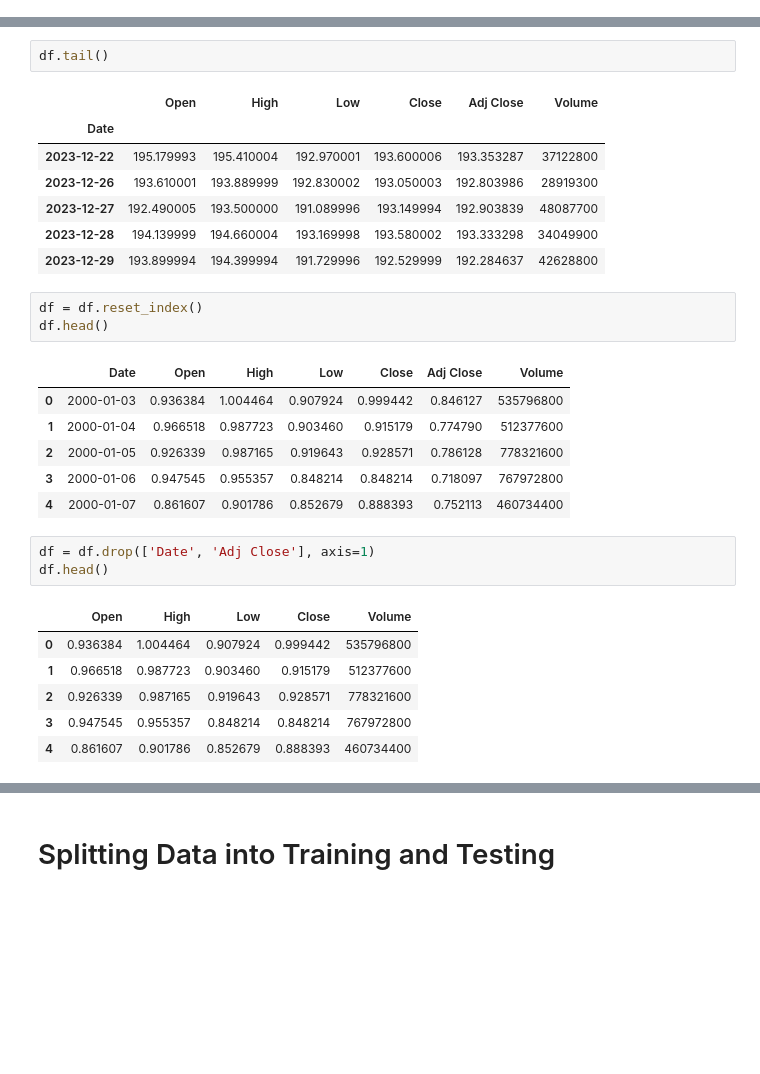
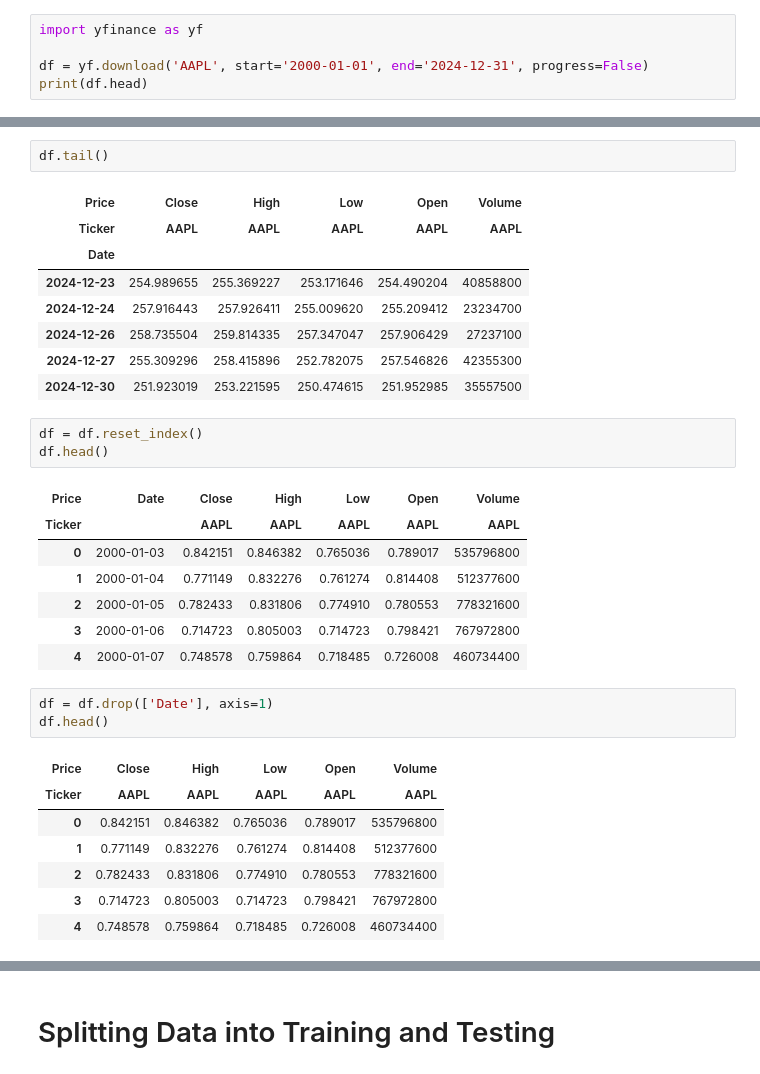
Before and after one commit to MohitM-G/Stock-Trend-Prediction, a Jupyter notebook: STP.ipynb, the cells around one changed output, grey strips where cells are left out. Cells and saved outputs as stored; diff of their text form; blank space fills up the shorter version.

```diff
--- a/STP.ipynb
+++ b/STP.ipynb
@@ -20,0 +7,5 @@ df.head()
+# %%
+import yfinance as yf
+
+df = yf.download('AAPL', start='2000-01-01', end='2024-12-31', progress=False)
+print(df.head)
@@ -21,33 +30,36 @@ df.head()
 # %%
 df.tail()
 # %% [output]
-|  | Open | High | Low | Close | Adj Close | Volume |
-| Date |  |  |  |  |  |  |
-| 2023-12-22 | 195.179993 | 195.410004 | 192.970001 | 193.600006 | 193.353287 | 37122800 |
-| 2023-12-26 | 193.610001 | 193.889999 | 192.830002 | 193.050003 | 192.803986 | 28919300 |
-| 2023-12-27 | 192.490005 | 193.500000 | 191.089996 | 193.149994 | 192.903839 | 48087700 |
-| 2023-12-28 | 194.139999 | 194.660004 | 193.169998 | 193.580002 | 193.333298 | 34049900 |
-| 2023-12-29 | 193.899994 | 194.399994 | 191.729996 | 192.529999 | 192.284637 | 42628800 |
+| Price | Close | High | Low | Open | Volume |
+| Ticker | AAPL | AAPL | AAPL | AAPL | AAPL |
+| Date |  |  |  |  |  |
+| 2024-12-23 | 254.989655 | 255.369227 | 253.171646 | 254.490204 | 40858800 |
+| 2024-12-24 | 257.916443 | 257.926411 | 255.009620 | 255.209412 | 23234700 |
+| 2024-12-26 | 258.735504 | 259.814335 | 257.347047 | 257.906429 | 27237100 |
+| 2024-12-27 | 255.309296 | 258.415896 | 252.782075 | 257.546826 | 42355300 |
+| 2024-12-30 | 251.923019 | 253.221595 | 250.474615 | 251.952985 | 35557500 |
 # %%
 df = df.reset_index()
 df.head()
 # %% [output]
-|  | Date | Open | High | Low | Close | Adj Close | Volume |
-| 0 | 2000-01-03 | 0.936384 | 1.004464 | 0.907924 | 0.999442 | 0.846127 | 535796800 |
-| 1 | 2000-01-04 | 0.966518 | 0.987723 | 0.903460 | 0.915179 | 0.774790 | 512377600 |
-| 2 | 2000-01-05 | 0.926339 | 0.987165 | 0.919643 | 0.928571 | 0.786128 | 778321600 |
-| 3 | 2000-01-06 | 0.947545 | 0.955357 | 0.848214 | 0.848214 | 0.718097 | 767972800 |
-| 4 | 2000-01-07 | 0.861607 | 0.901786 | 0.852679 | 0.888393 | 0.752113 | 460734400 |
+| Price | Date | Close | High | Low | Open | Volume |
+| Ticker |  | AAPL | AAPL | AAPL | AAPL | AAPL |
+| 0 | 2000-01-03 | 0.842151 | 0.846382 | 0.765036 | 0.789017 | 535796800 |
+| 1 | 2000-01-04 | 0.771149 | 0.832276 | 0.761274 | 0.814408 | 512377600 |
+| 2 | 2000-01-05 | 0.782433 | 0.831806 | 0.774910 | 0.780553 | 778321600 |
+| 3 | 2000-01-06 | 0.714723 | 0.805003 | 0.714723 | 0.798421 | 767972800 |
+| 4 | 2000-01-07 | 0.748578 | 0.759864 | 0.718485 | 0.726008 | 460734400 |
 # %%
-df = df.drop(['Date', 'Adj Close'], axis=1)
+df = df.drop(['Date'], axis=1)
 df.head()
 # %% [output]
-|  | Open | High | Low | Close | Volume |
-| 0 | 0.936384 | 1.004464 | 0.907924 | 0.999442 | 535796800 |
-| 1 | 0.966518 | 0.987723 | 0.903460 | 0.915179 | 512377600 |
-| 2 | 0.926339 | 0.987165 | 0.919643 | 0.928571 | 778321600 |
-| 3 | 0.947545 | 0.955357 | 0.848214 | 0.848214 | 767972800 |
-| 4 | 0.861607 | 0.901786 | 0.852679 | 0.888393 | 460734400 |
+| Price | Close | High | Low | Open | Volume |
+| Ticker | AAPL | AAPL | AAPL | AAPL | AAPL |
+| 0 | 0.842151 | 0.846382 | 0.765036 | 0.789017 | 535796800 |
+| 1 | 0.771149 | 0.832276 | 0.761274 | 0.814408 | 512377600 |
+| 2 | 0.782433 | 0.831806 | 0.774910 | 0.780553 | 778321600 |
+| 3 | 0.714723 | 0.805003 | 0.714723 | 0.798421 | 767972800 |
+| 4 | 0.748578 | 0.759864 | 0.718485 | 0.726008 | 460734400 |
 # %%
 plt.plot(df.Close, 'b')
 # %% [output]
```
Also changed, not shown: parts of 29 cells of this notebook, 5 other files.
